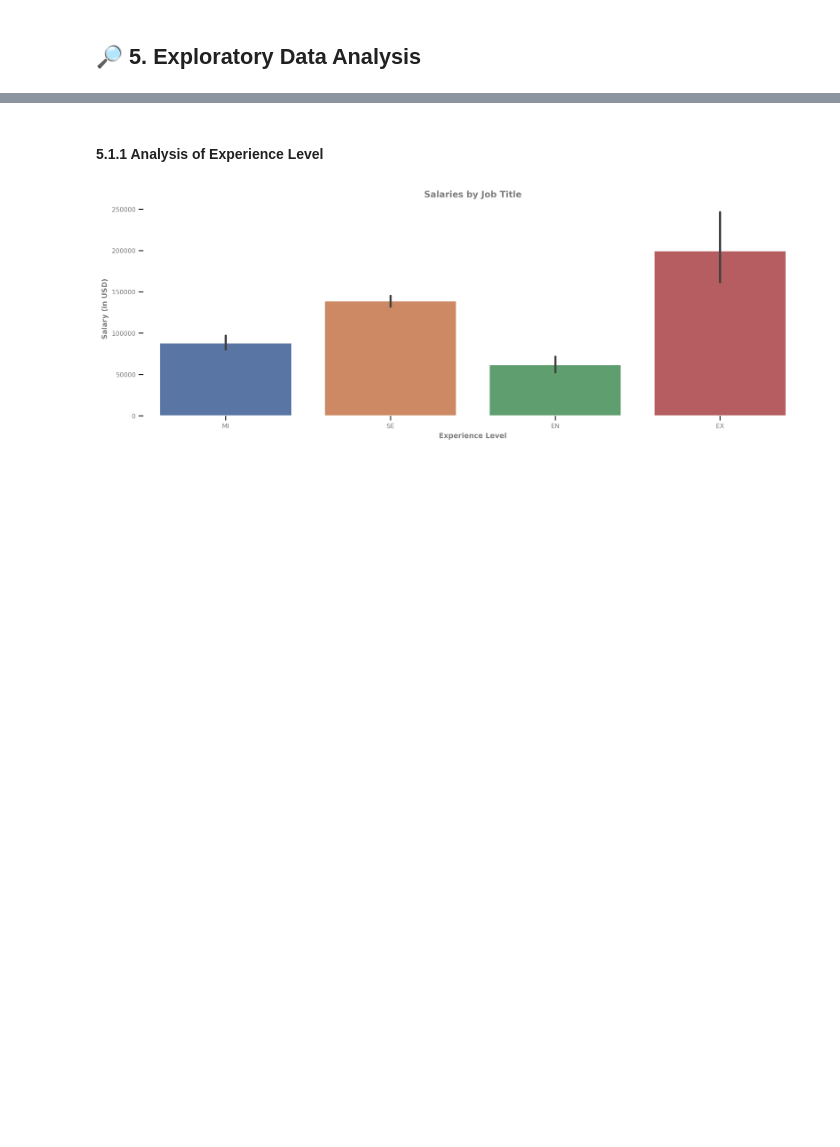
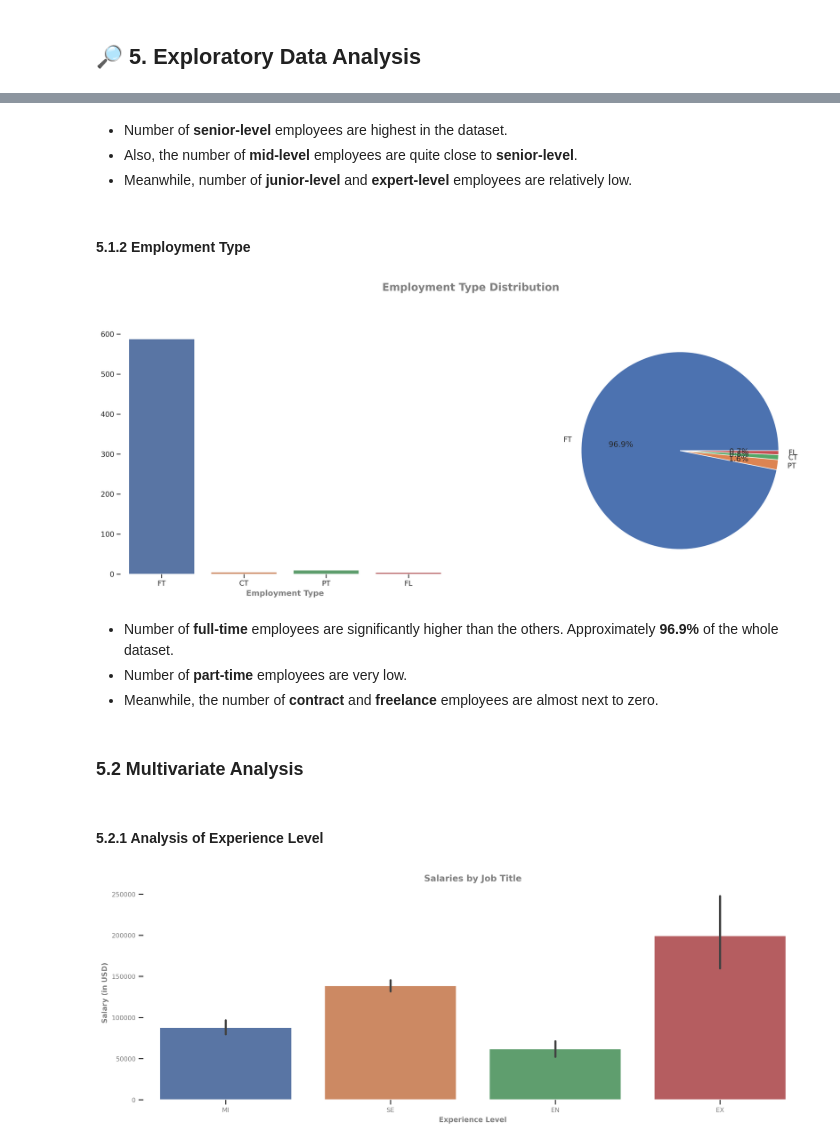
Before and after one commit to sahinozan/Data-Science-Job-Salaries, a Jupyter notebook: project.ipynb, the cells around one changed output, grey strips where cells are left out. Saved outputs shown, nothing was run; the diff lists cells and outputs as text; code cells hidden in the pictures; blank space fills up the shorter version.

```diff
--- a/project.ipynb
+++ b/project.ipynb
@@ -131,5 +150,21 @@ There are no null values in the dataset which is good for us.
+# %% [markdown]
+* Number of **senior-level** employees are highest in the dataset.
+* Also, the number of **mid-level** employees are quite close to **senior-level**.
+* Meanwhile, number of **junior-level** and **expert-level** employees are relatively low.
+# %% [markdown]
+#### 5.1.2 Employment Type
+# %%
+univariate_plot(x="employment_type", xlabel="Employment Type")
+# %% [output]
+[figure, added]
+# %% [markdown]
+* Number of **full-time** employees are significantly higher than the others. Approximately **96.9%** of the whole dataset.
+* Number of **part-time** employees are very low.
+* Meanwhile, the number of **contract** and **freelance** employees are almost next to zero.
+# %% [markdown]
+### 5.2 Multivariate Analysis
 # %% [markdown]
-#### 5.1.1 Analysis of Experience Level
+#### 5.2.1 Analysis of Experience Level
 # %%
 plt.figure(figsize=(15, 5))
 sns.barplot(data=salaries, x="experience_level", y="salary")
```
Also changed, not shown: parts of 14 cells of this notebook.
